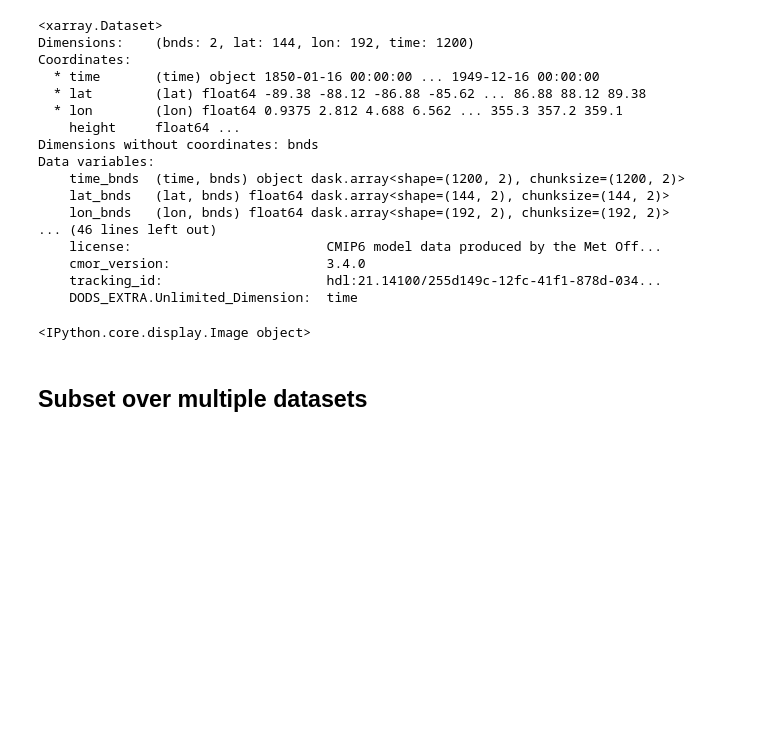
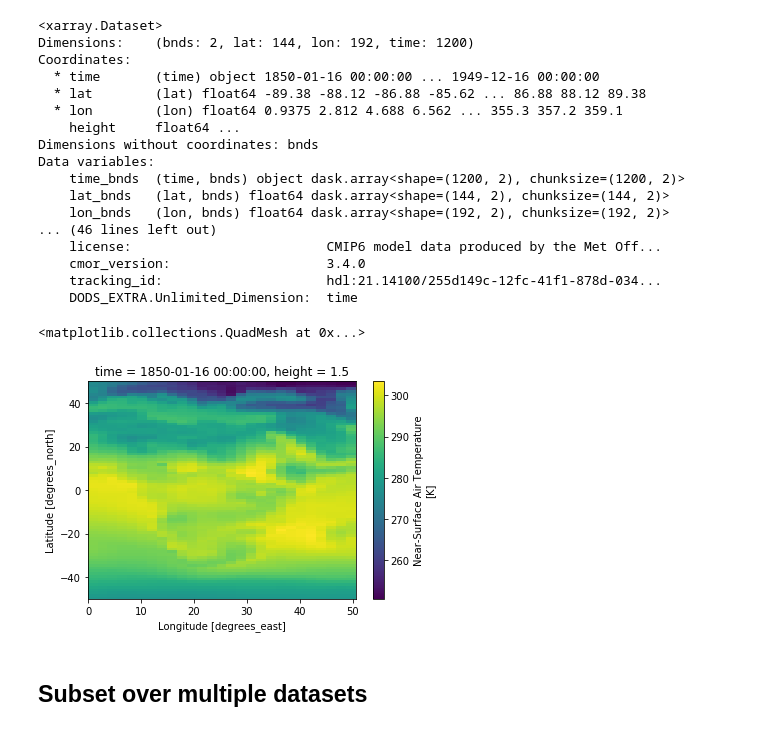
Before and after one commit to cehbrecht/jupyterlab-notebooks, a Jupyter notebook: xarray-demo/subset-cmip6.ipynb, the cells around one changed output. Saved outputs shown, nothing was run; the diff lists cells and outputs as text; code cells hidden in the pictures; blank space fills up the shorter version.

```diff
--- a/xarray-demo/subset-cmip6.ipynb
+++ b/xarray-demo/subset-cmip6.ipynb
@@ -15,10 +17,15 @@ using: https://esgf-pyclient.readthedocs.io/en/latest/index.html
+# %%
+files = [
+'http://esgf-data3.ceda.ac.uk/thredds/dodsC/esg_cmip6/CMIP6/CMIP/MOHC/UKESM1-0-LL/historical/r1i1p1f2/Amon/tas/gn/v20190406/tas_Amon_UKESM1-0-LL_historical_r1i1p1f2_gn_185001-194912.nc',
+'http://esgf-data3.ceda.ac.uk/thredds/dodsC/esg_cmip6/CMIP6/CMIP/MOHC/UKESM1-0-LL/historical/r1i1p1f2/Amon/tas/gn/v20190406/tas_Amon_UKESM1-0-LL_historical_r1i1p1f2_gn_195001-201412.nc'
+]
 # %% [markdown]
 ## Subset single dataset with xarray
 
 Using OpenDAP: http://xarray.pydata.org/en/stable/io.html?highlight=opendap#opendap
 # %%
 import xarray as xr
-ds = xr.open_dataset(files[0].opendap_url, chunks={'time': 1200})
+ds = xr.open_dataset(files[0], chunks={'time': 1200})
 print(ds)
 # %% [output]
 <xarray.Dataset>
@@ -42,11 +49,12 @@ Data variables:
 da = ds['tas']
 da = da.isel(time=slice(0, 1))
 da = da.sel(lat=slice(-50, 50), lon=slice(0, 50))
-# %%
-from IPython.display import Image
-Image(da.plot())
-# %% [output]
-<IPython.core.display.Image object>
+# %%
+%matplotlib inline
+da.plot()
+# %% [output]
+<matplotlib.collections.QuadMesh at 0x...>
+[figure, added]
 # %% [markdown]
 ## Subset over multiple datasets
 # %%
```
Also changed, not shown: parts of 14 cells of this notebook.
